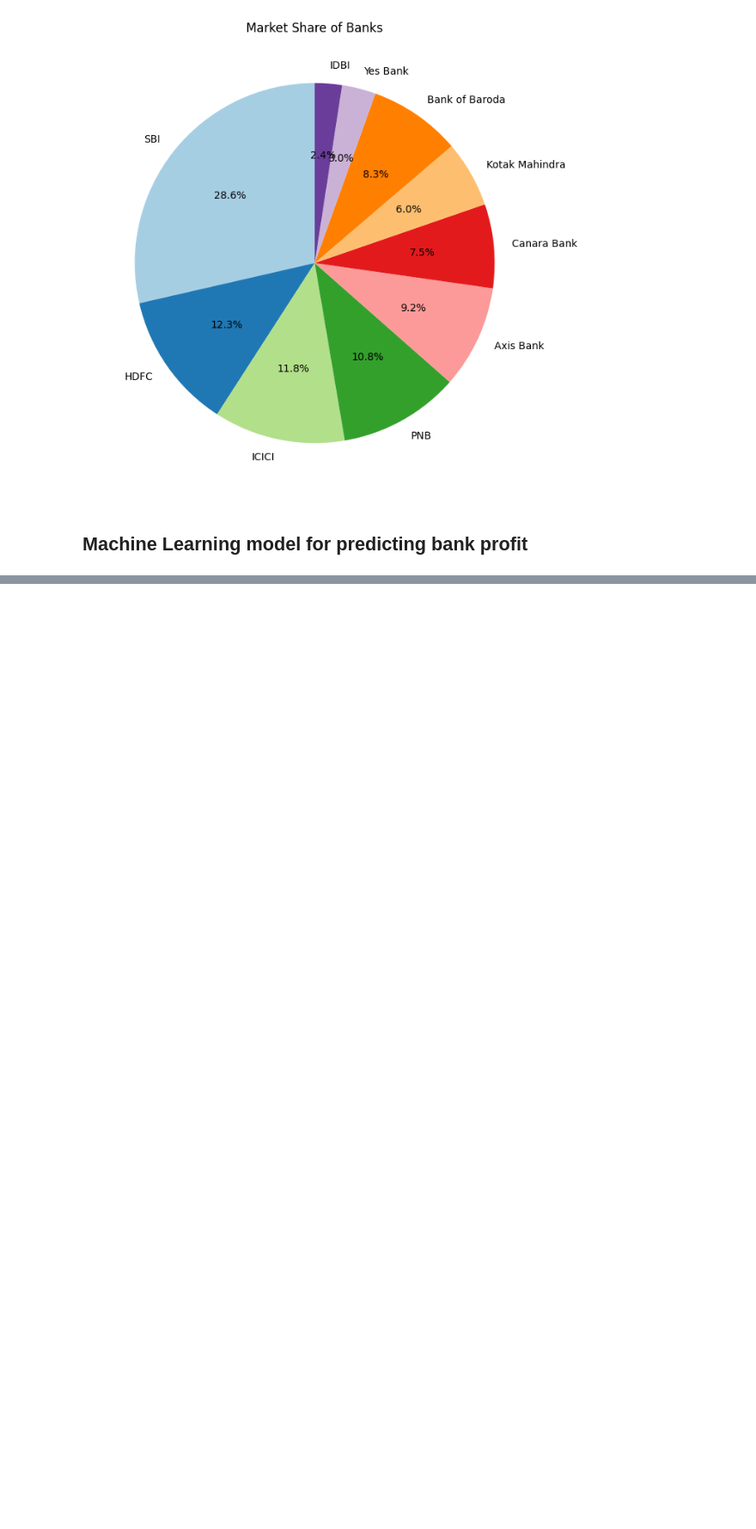
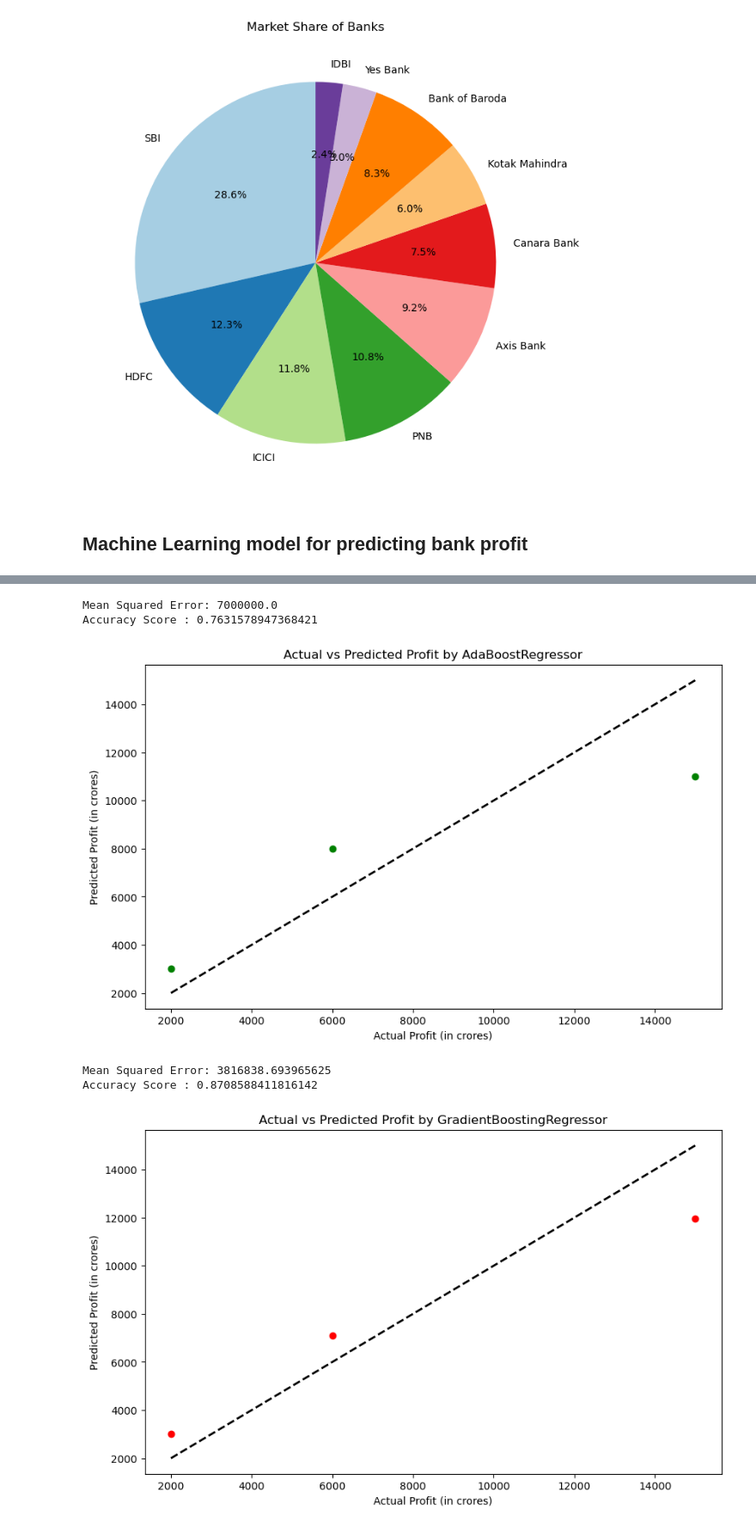
Before and after one commit to anshumansinha3301/Comparison-of-banking-Sectors, a Jupyter notebook: banking.ipynb, the cells around one changed output, grey strips where cells are left out. Shown at 86% size. Drawn from its saved outputs; the diff is of its cells as text; code cells hidden in the pictures; blank space fills up the shorter version.

Commit message:
update machine learning model
update your machine learning model by adding adaboost and gradient boosting algorithm with better accuracy and previous ones.

```diff
--- a/banking.ipynb
+++ b/banking.ipynb
@@ -79,4 +81,16 @@ plt.show()
 [figure]
 # %% [markdown]
 ## Machine Learning model for predicting bank profit
+# %%
+from sklearn.preprocessing import StandardScaler
+from sklearn.model_selection import train_test_split
+
+
+X = df[['Total Assets', 'Liabilities', 'NPA', 'Market Share']]
+y = df['Profit']
+
+scaler = StandardScaler()
+scaler.fit_transform(X)
+
+X_train, X_test, y_train, y_test = train_test_split(X, y, test_size=0.3, random_state=42)
 # %%
@@ -110,3 +121,47 @@ Mean Squared Error: 9099733.333333334
 [figure]
+# %%
+from sklearn.ensemble import AdaBoostRegressor
+from sklearn.ensemble import GradientBoostingRegressor
+from sklearn.metrics import mean_squared_error
+from sklearn.metrics import r2_score
+
+model1 = AdaBoostRegressor(n_estimators=100, random_state=4)
+model2 = GradientBoostingRegressor(n_estimators=100, random_state=42)
+model1.fit(X_train, y_train)
+model2.fit(X_train, y_train)
+
+y_pred1 = model1.predict(X_test)
+y_pred2 = model2.predict(X_test)
+
+mse1 = mean_squared_error(y_test, y_pred1)
+mse2 = mean_squared_error(y_test, y_pred2)
+print(f"Mean Squared Error: {mse1}")
+print("Accuracy Score :",r2_score(y_test , y_pred1))
+
+plt.figure(figsize=(10, 6))
+plt.scatter(y_test, y_pred1, color='green')
+plt.plot([y_test.min(), y_test.max()], [y_test.min(), y_test.max()], 'k--', lw=2)
+plt.title('Actual vs Predicted Profit by AdaBoostRegressor')
+plt.xlabel('Actual Profit (in crores)')
+plt.ylabel('Predicted Profit (in crores)')
+plt.show()
+
+print(f"Mean Squared Error: {mse2}")
+print("Accuracy Score :",r2_score(y_test , y_pred2))
+
+plt.figure(figsize=(10, 6))
+plt.scatter(y_test, y_pred2, color='red')
+plt.plot([y_test.min(), y_test.max()], [y_test.min(), y_test.max()], 'k--', lw=2)
+plt.title('Actual vs Predicted Profit by GradientBoostingRegressor')
+plt.xlabel('Actual Profit (in crores)')
+plt.ylabel('Predicted Profit (in crores)')
+plt.show()
+# %% [output]
+Mean Squared Error: 7000000.0
+Accuracy Score : 0.7631578947368421
+[figure, added]
+Mean Squared Error: 3816838.693965625
+Accuracy Score : 0.8708588411816142
+[figure, added]
 # %% [markdown]
 ## Conclusion
```
Also changed, not shown: parts of 4 cells of this notebook.
